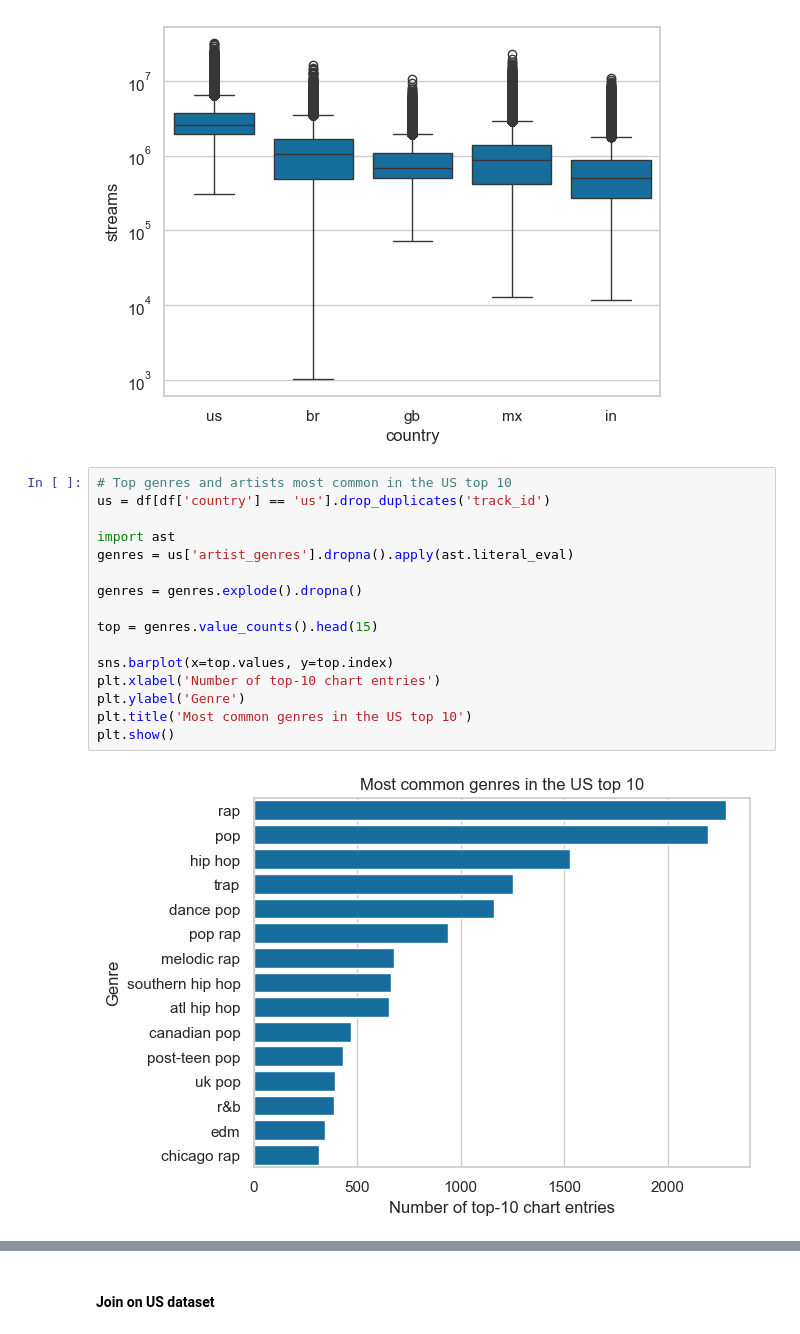
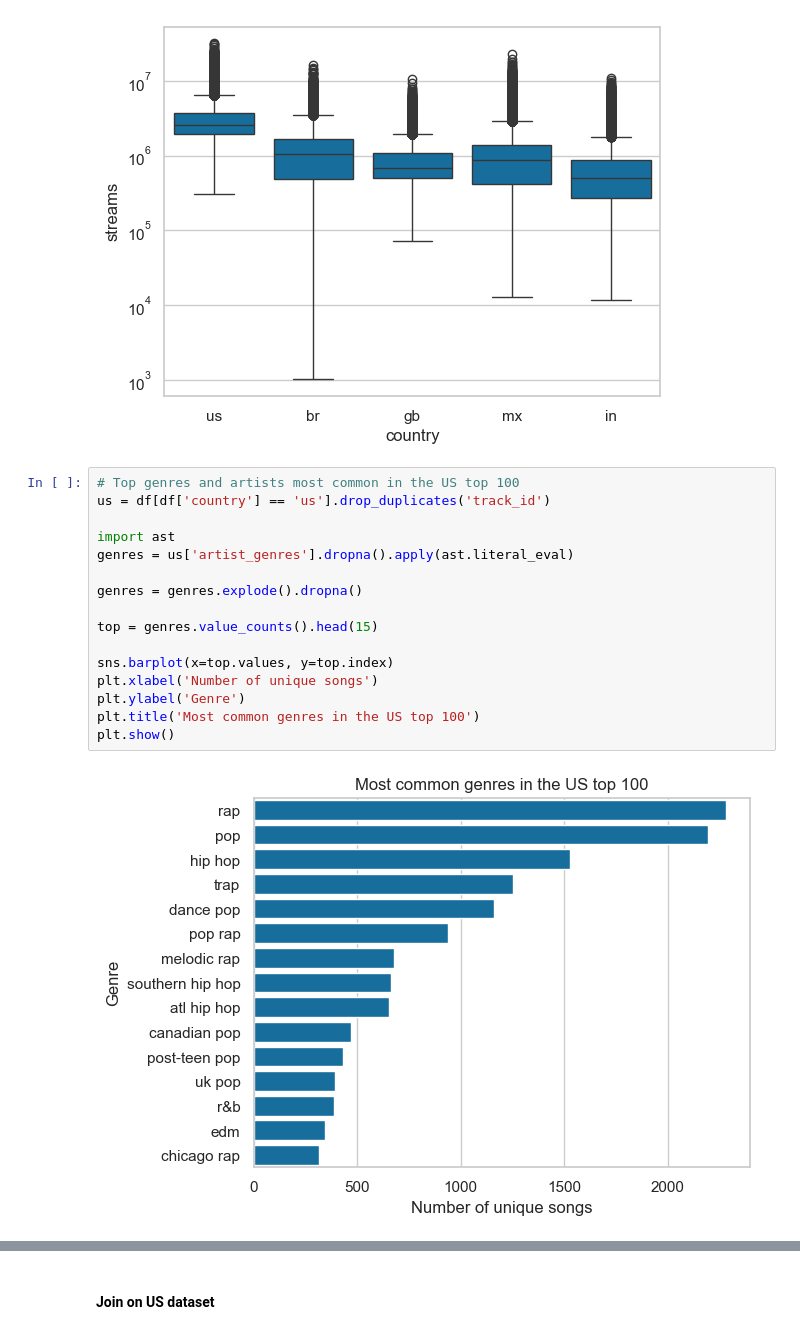
Before and after one commit to RyanFrazin/CS2410-Spotify-Data, a Jupyter notebook: CS2410_Spotify_Data.ipynb, the cells around one changed output, grey strips where cells are left out. Drawn from its saved outputs; the diff is of its cells as text.

```diff
--- a/CS2410_Spotify_Data.ipynb
+++ b/CS2410_Spotify_Data.ipynb
@@ -86,23 +88,23 @@ sns.boxplot(data=df, x='country', y='streams'); plt.yscale('log')
 # %% [output]
 [figure]
 # %%
-# Top genres and artists most common in the US top 10
+# Top genres and artists most common in the US top 100
 us = df[df['country'] == 'us'].drop_duplicates('track_id')
 
 import ast
 genres = us['artist_genres'].dropna().apply(ast.literal_eval)
 
 genres = genres.explode().dropna()
 
 top = genres.value_counts().head(15)
 
 sns.barplot(x=top.values, y=top.index)
-plt.xlabel('Number of top-10 chart entries')
+plt.xlabel('Number of unique songs')
 plt.ylabel('Genre')
-plt.title('Most common genres in the US top 10')
+plt.title('Most common genres in the US top 100')
 plt.show()
 # %% [output]
-[figure, old version]
+[figure, new version]
 # %%
 artists = us['artists'].dropna().apply(ast.literal_eval).explode().dropna()
 top = artists.value_counts().head(15)
```
Also changed, not shown: parts of 23 cells of this notebook.
